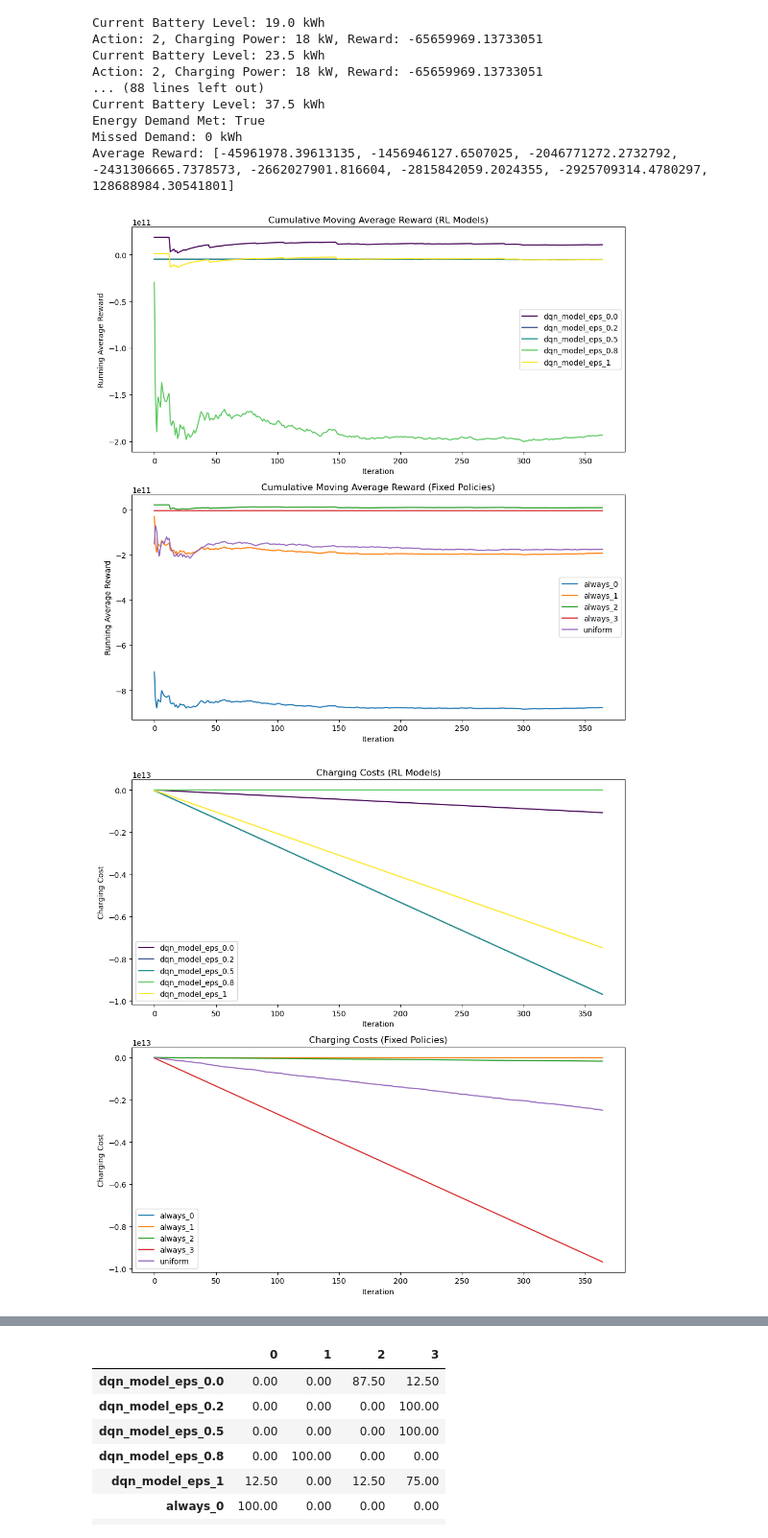
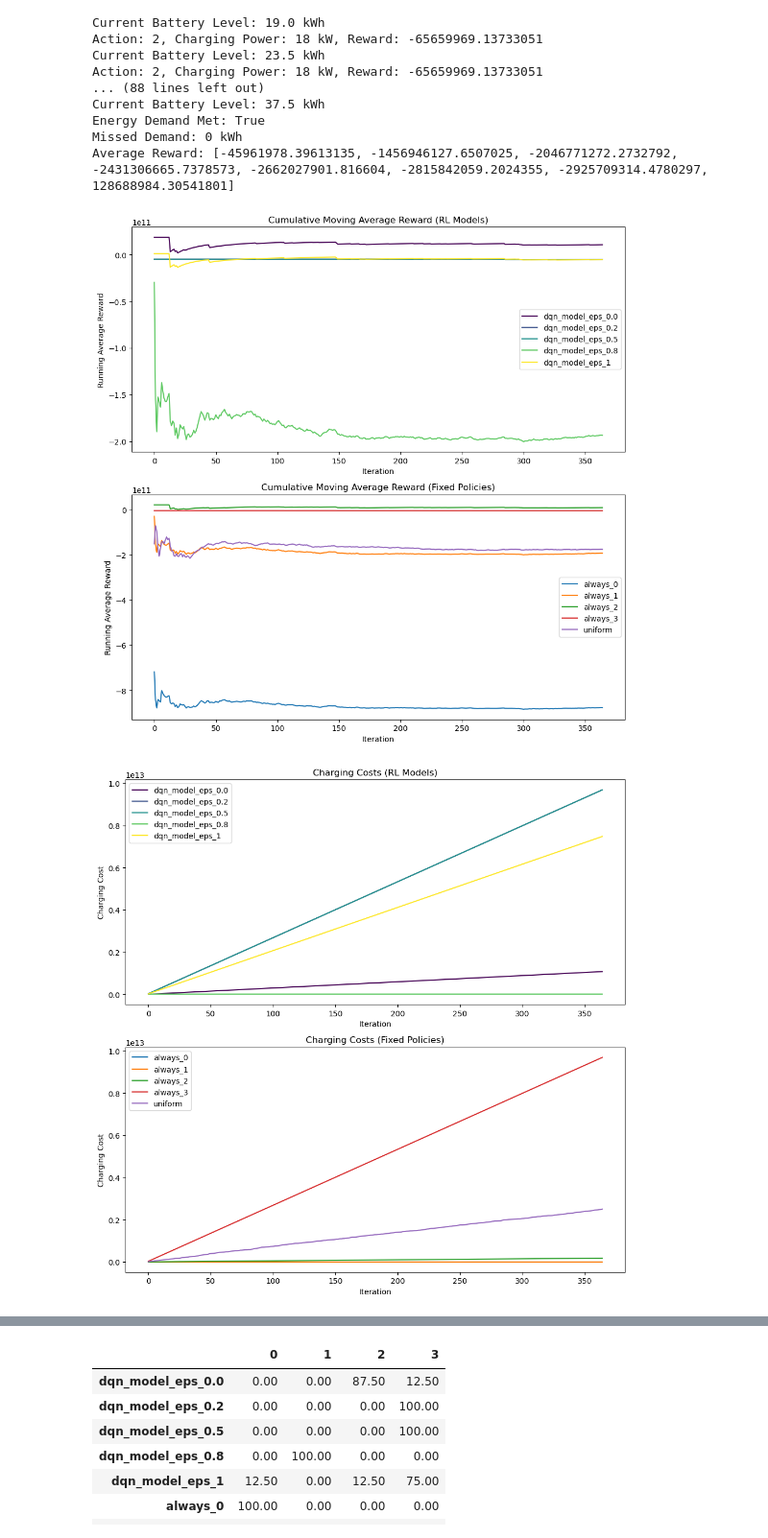
Before and after one commit to OliverSauren/AAA_Stahl, a Jupyter notebook: 5_reinforcement_learning.ipynb, the cells around one changed output, grey strips where cells are left out. Shown at 96% size. Cells and saved outputs as stored; diff of their text form; code cells hidden in the pictures.

```diff
--- a/5_reinforcement_learning.ipynb
+++ b/5_reinforcement_learning.ipynb
@@ -294,11 +294,11 @@ fig, axes = plt.subplots(2, 1, figsize=(10, 10))
 
 # RL Models
 for idx, model_file in enumerate(model_files):
-    axes[0].plot(all_charging_costs[idx], label=model_file, color=colors[idx]) # Setting color here
+    axes[0].plot([-1 * val for val in all_charging_costs[idx]], label=model_file, color=colors[idx])
 
 # Fixed Policies
 for idx, policy_name in enumerate(fixed_policies, start=n_models):
-    axes[1].plot(all_charging_costs[idx], label=policy_name)
+    axes[1].plot([-1 * val for val in all_charging_costs[idx]], label=policy_name)
 
 axes[0].set_title('Charging Costs (RL Models)')
 axes[0].set_xlabel('Iteration')
@@ -330,34 +330,34 @@ for i, model_file in enumerate(model_files):
     color = colormap(0.3 + i / len(model_files))
     axes[0].bar(x + (i * width), action_counts, width=width, label=model_file, color=color)
 
 # Fixed Policies
 for i, policy_name in enumerate(fixed_policies, start=n_models):
     actions = all_actions_taken[i]
     action_counts = np.zeros(env.action_space.n)
     for actions_iter in actions:
         unique_actions, counts = np.unique(actions_iter, return_counts=True)
         action_counts[unique_actions] += counts
     axes[1].bar(x + ((i - n_models) * width), action_counts, width=width, label=policy_name)
 
 axes[0].set_title('Actions Taken (RL Models)')
 axes[0].set_xlabel('Action')
 axes[0].set_ylabel('Frequency')
 axes[0].set_xticks(x)
 axes[0].set_xticklabels(range(env.action_space.n))
 axes[0].legend()
 
 axes[1].set_title('Actions Taken (Fixed Policies)')
 axes[1].set_xlabel('Action')
 axes[1].set_ylabel('Frequency')
 axes[1].set_xticks(x)
 axes[1].set_xticklabels(range(env.action_space.n))
 axes[1].legend()
 
 plt.tight_layout()
 plt.show()
 # %% [output]
 [figure]
-[figure, old version]
+[figure, new version]
 [figure]
 # %%
 # Initialize the dataframe
```
